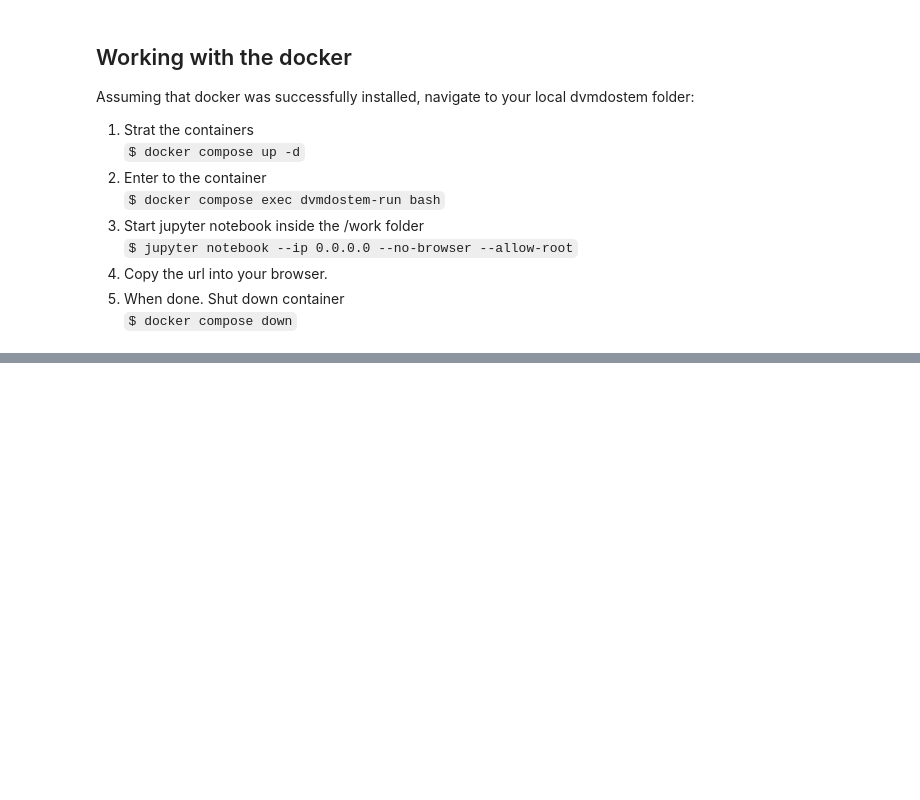
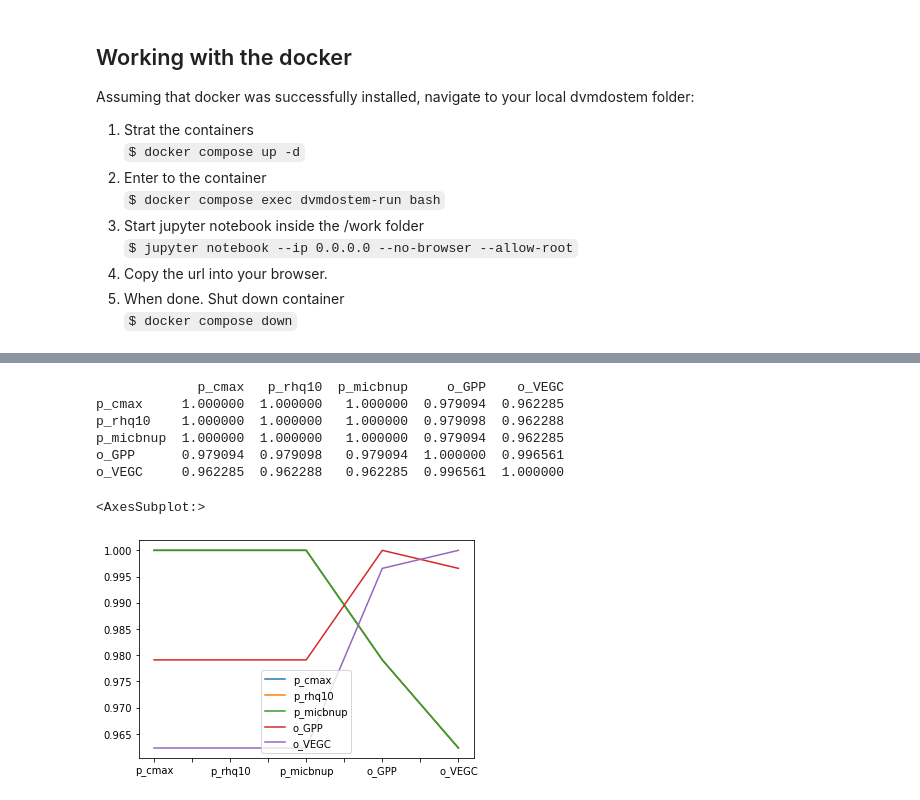
Before and after one commit to uaf-arctic-eco-modeling/dvm-dos-tem, a Jupyter notebook: scripts/Docker-sensitivity-workflow.ipynb, the cells around one changed output, grey strips where cells are left out. Drawn from its saved outputs; the diff is of its cells as text; code cells hidden in the pictures; blank space fills up the shorter version.

```diff
--- a/scripts/Docker-sensitivity-workflow.ipynb
+++ b/scripts/Docker-sensitivity-workflow.ipynb
@@ -120,3 +107,23 @@ corr = df.corr()
+# %%
+import glob
+file_list = glob.glob('/data/workflows/sensitivity_analysis/**/*sensitivity.csv', recursive=True)
+df = pd.concat( map(pd.read_csv, file_list), ignore_index=True)
+df = df.sort_values('p_cmax')
+corr = df.corr()
+
+print(corr)
+# %% [output]
+             p_cmax   p_rhq10  p_micbnup     o_GPP    o_VEGC
+p_cmax     1.000000  1.000000   1.000000  0.979094  0.962285
+p_rhq10    1.000000  1.000000   1.000000  0.979098  0.962288
+p_micbnup  1.000000  1.000000   1.000000  0.979094  0.962285
+o_GPP      0.979094  0.979098   0.979094  1.000000  0.996561
+o_VEGC     0.962285  0.962288   0.962285  0.996561  1.000000
+# %%
+corr.plot()
+# %% [output]
+<AxesSubplot:>
+[figure, added]
 # %%
 # Sets initial values from the parameters directory - works better when used with
 # Sensitivity.setup_single()
```
Also changed, not shown: parts of 9 cells of this notebook, 2 other files.
